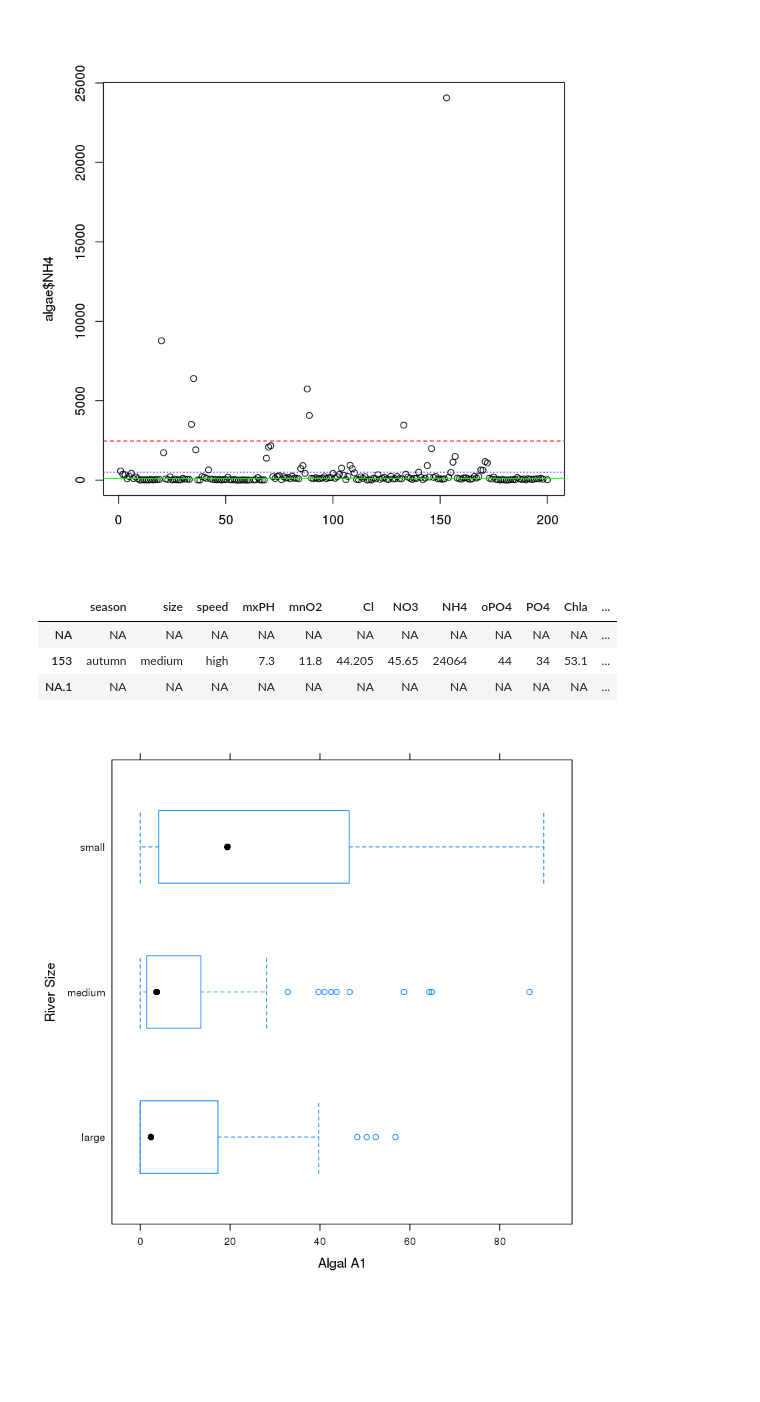
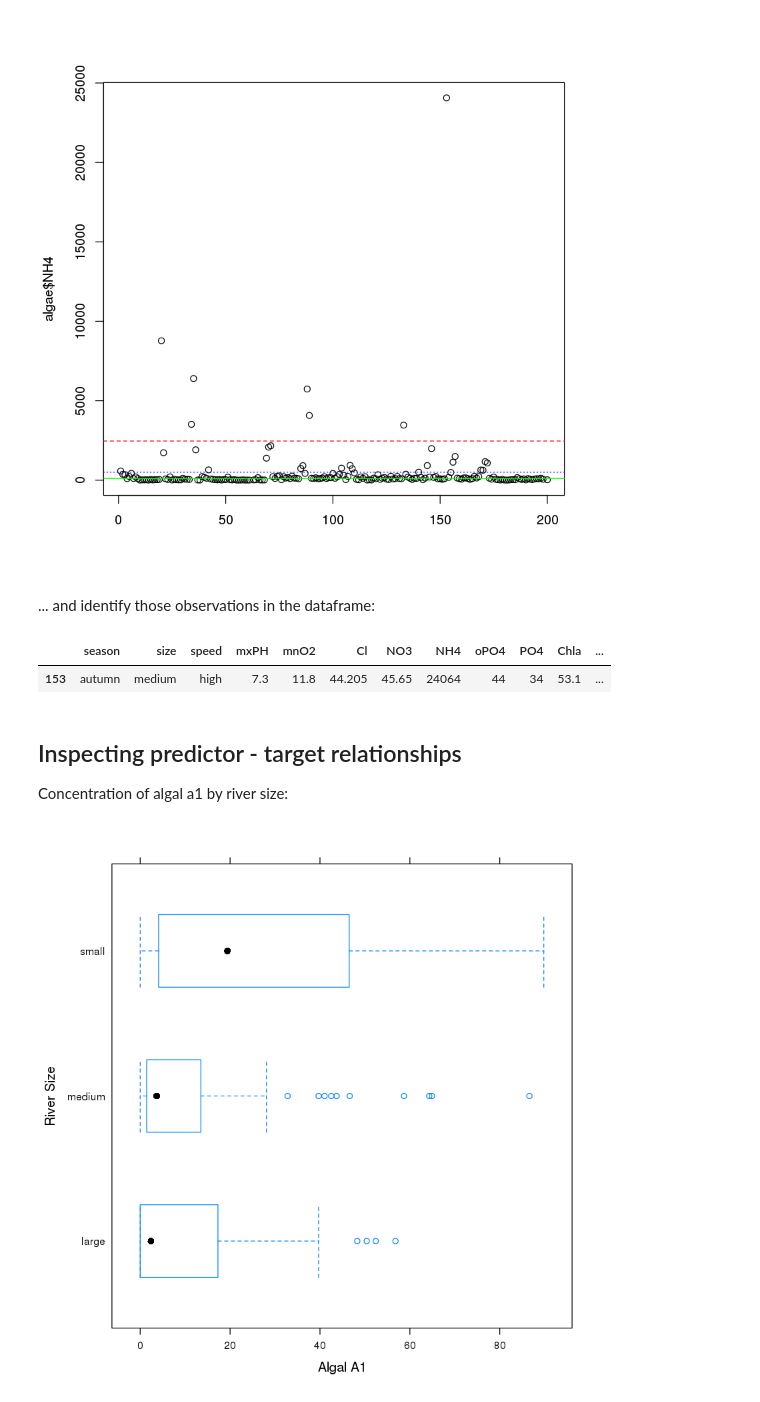
Before and after one commit to skeydan/data-mining-with-R, a Jupyter notebook: DMwR_algae.ipynb, the cells around one changed output. Drawn from its saved outputs; the diff is of its cells as text; code cells hidden in the pictures; blank space fills up the shorter version.

```diff
--- a/DMwR_algae.ipynb
+++ b/DMwR_algae.ipynb
@@ -114,13 +140,17 @@ abline(h=mean(algae$NH4,na.rm=T)+sd(algae$NH4,na.rm=T),lty=2, col='red')
 abline(h=median(algae$NH4,na.rm=T),lty=1, col='green')
 # %% [output]
 [figure]
+# %% [markdown]
+... and identify those observations in the dataframe:
 # %%
-algae[algae$NH4 > 19000,]
+algae[!is.na(algae$NH4) & algae$NH4 > 19000,]
 # %% [output]
 |  | season | size | speed | mxPH | mnO2 | Cl | NO3 | NH4 | oPO4 | PO4 | Chla | ... |
-| NA | NA | NA | NA | NA | NA | NA | NA | NA | NA | NA | NA | ... |
 | 153 | autumn | medium | high | 7.3 | 11.8 | 44.205 | 45.65 | 24064 | 44 | 34 | 53.1 | ... |
-| NA.1 | NA | NA | NA | NA | NA | NA | NA | NA | NA | NA | NA | ... |
+# %% [markdown]
+## Inspecting predictor - target relationships
+
+Concentration of algal a1 by river size:
 # %%
 # box-and-whisker plot from lattice library
 bwplot(size ~ a1, data=algae,ylab='River Size',xlab='Algal A1')
```
Also changed, not shown: parts of 47 cells of this notebook.
